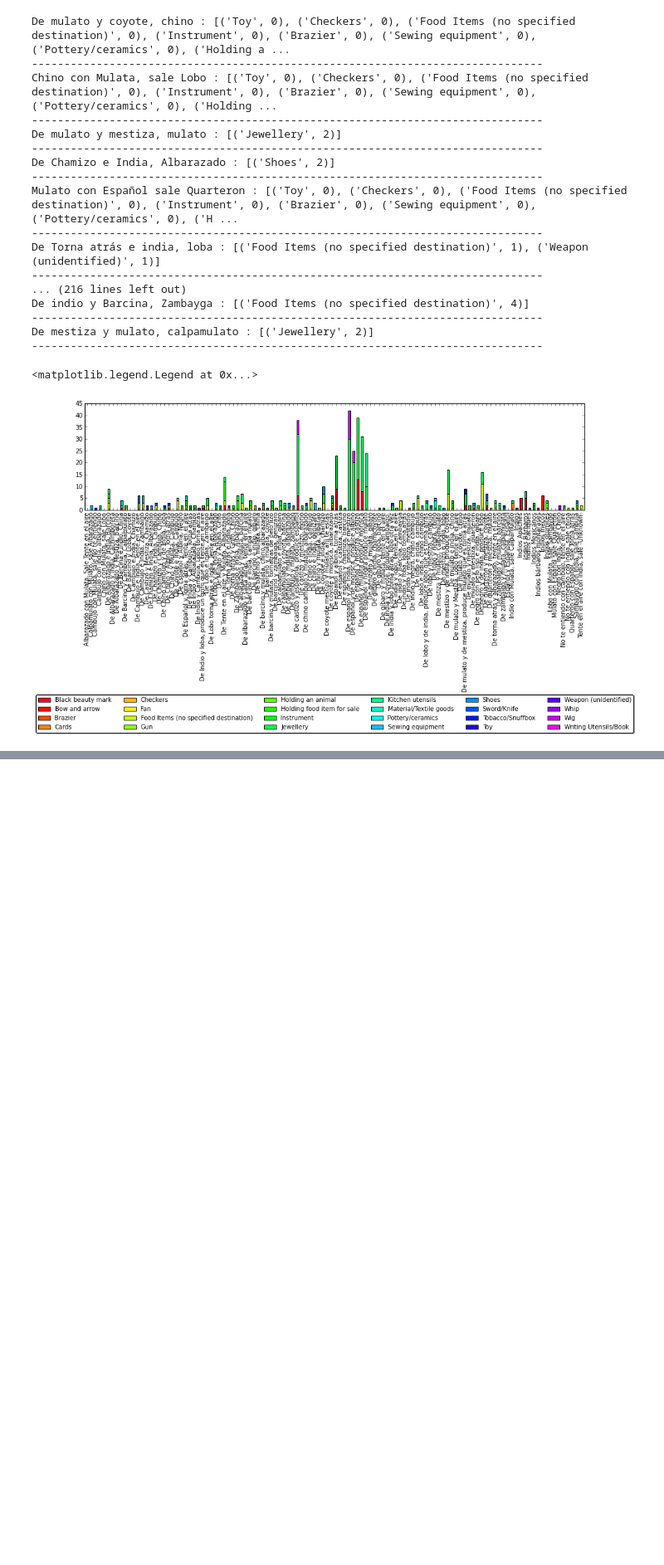
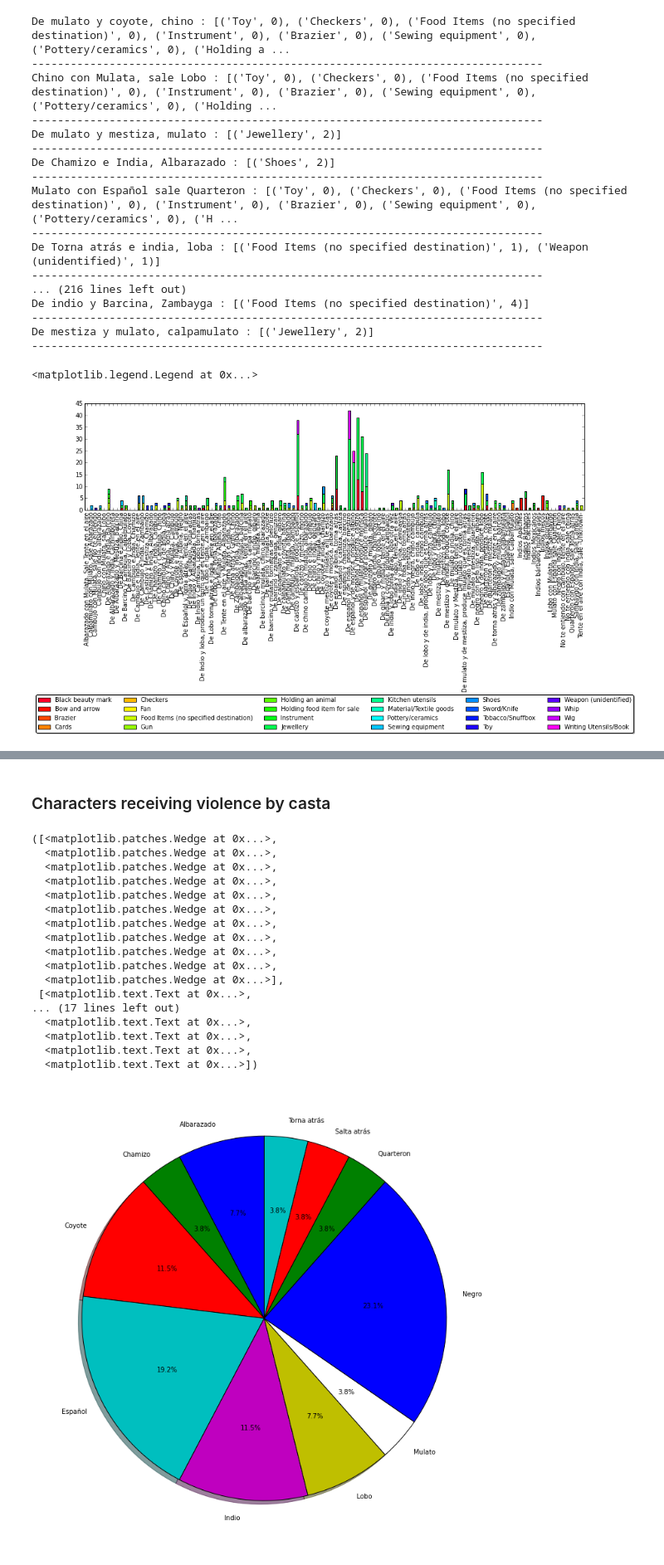
Before and after one commit to mavillard/castas, a Jupyter notebook: analysis.ipynb, the cells around one changed output, grey strips where cells are left out. Shown at 83% size. Cells and saved outputs as stored; diff of their text form; code cells hidden in the pictures; blank space fills up the shorter version.

```diff
--- a/analysis.ipynb
+++ b/analysis.ipynb
@@ -655,0 +799,18 @@ ax.legend(loc='upper center', bbox_to_anchor=(0.5, -1.7), fancybox=True, shadow=
+# %%
+violent_spanish_paintings_set = set()
+for action in violent_actions:
+    spaniards = spaniards_by_doing_action[action] + spaniards_by_receiving_action[action]
+    spaniards_ids = map(lambda x: x[0], spaniards)
+    for painting in paintings:
+        character_neighbors = node_neighbor_list(
+            painting[0],
+            castas,
+            label=a['depicts'],
+            typ=a['character'],
+        )
+        character_neighbors_ids = map(lambda x: x[0], character_neighbors)
+        for character_id in character_neighbors_ids:
+            if character_id in spaniards_ids:
+                violent_spanish_paintings_set.add(painting[0])
+                break
+violent_spanish_paintings = [(ide, castas.node[ide]) for ide in violent_spanish_paintings_set]
@@ -655,0 +837,41 @@ ax.legend(loc='upper center', bbox_to_anchor=(0.5, -1.7), fancybox=True, shadow=
+# %% [markdown]
+### Characters receiving violence by casta
+# %%
+characters_receiving_violence_by_casta = {}
+for action in actions:
+    if castas.node[action][a['label']] in violent_actions:
+        character_neighbors = node_neighbor_list(
+            action,
+            castas,
+            label=a['receiving'],
+            typ=a['character'],
+        )
+        for character in character_neighbors:
+            label = character[1][a['casta']]
+            characters_receiving_violence_by_casta.setdefault(label, [])
+            characters_receiving_violence_by_casta[label].append(character)
+freq_characters_receiving_violence_by_casta = freq_dict(characters_receiving_violence_by_casta)
+# %%
+figure(1, figsize=(10,10))
+characters_receiving_violence_by_casta_sr = pd.Series(freq_characters_receiving_violence_by_casta)
+colors = ['b', 'g', 'r', 'c', 'm', 'y', 'w']
+plt.pie(characters_receiving_violence_by_casta_sr, labels=characters_receiving_violence_by_casta_sr.keys(), autopct='%1.1f%%', shadow=True, startangle=90, colors=colors)
+# %% [output]
+([<matplotlib.patches.Wedge at 0x...>,
+  <matplotlib.patches.Wedge at 0x...>,
+  <matplotlib.patches.Wedge at 0x...>,
+  <matplotlib.patches.Wedge at 0x...>,
+  <matplotlib.patches.Wedge at 0x...>,
+  <matplotlib.patches.Wedge at 0x...>,
+  <matplotlib.patches.Wedge at 0x...>,
+  <matplotlib.patches.Wedge at 0x...>,
+  <matplotlib.patches.Wedge at 0x...>,
+  <matplotlib.patches.Wedge at 0x...>,
+  <matplotlib.patches.Wedge at 0x...>],
+ [<matplotlib.text.Text at 0x...>,
+... (17 lines left out)
+  <matplotlib.text.Text at 0x...>,
+  <matplotlib.text.Text at 0x...>,
+  <matplotlib.text.Text at 0x...>,
+  <matplotlib.text.Text at 0x...>])
+[figure, added]
```
Also changed, not shown: parts of 53 cells of this notebook.
